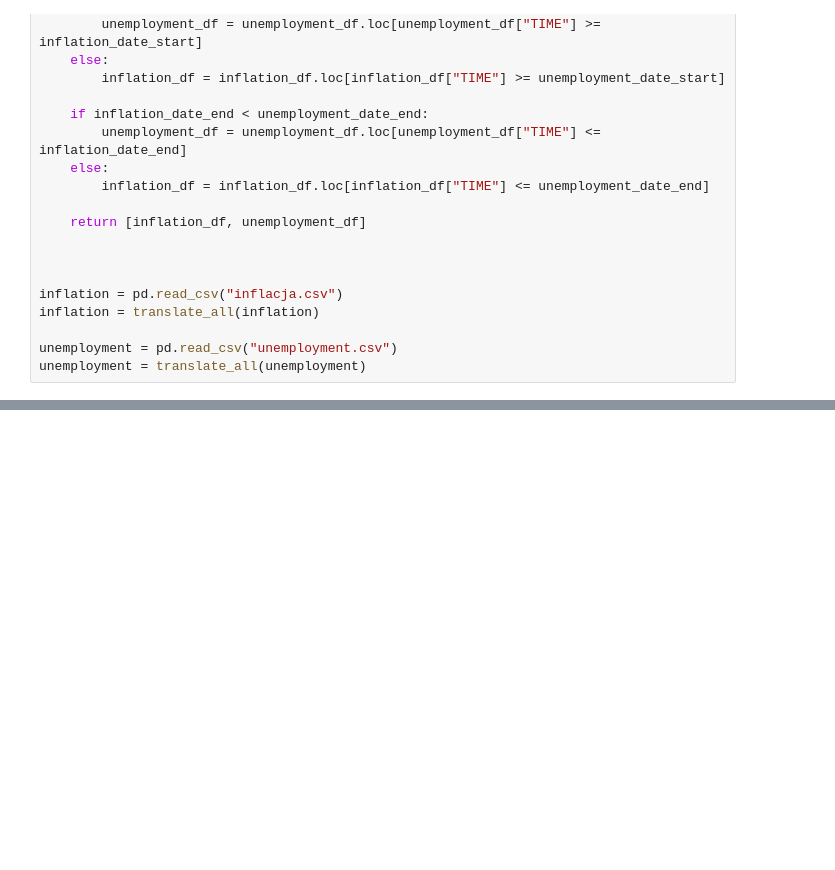
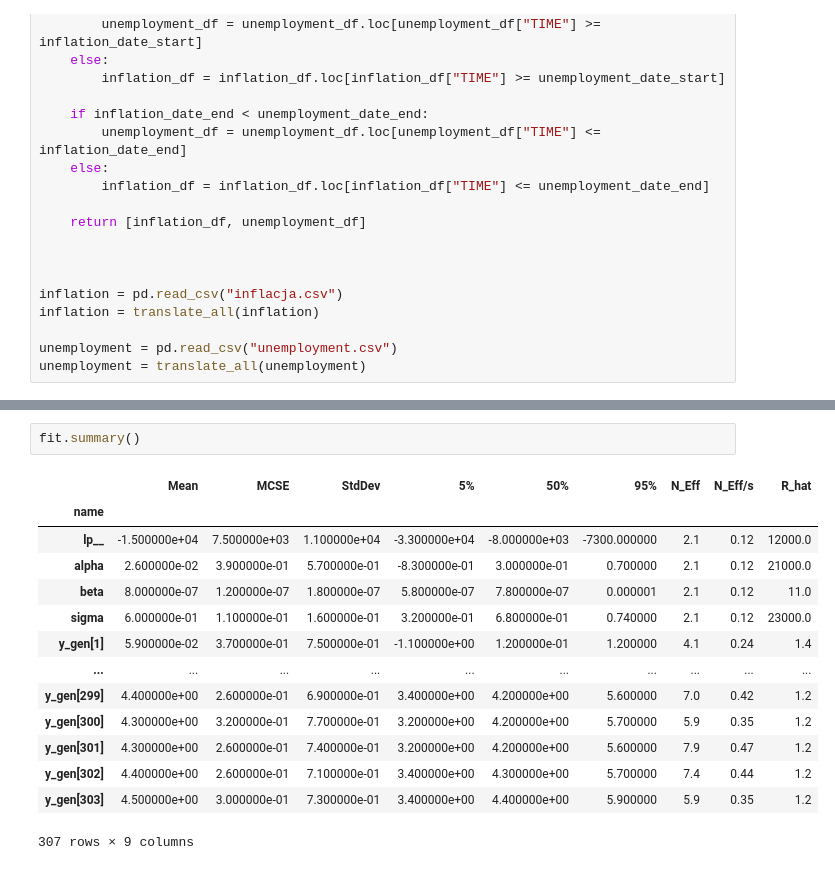
Before and after one commit to dobrodzziej/Data-Analytics-Project, a Jupyter notebook: projekto.ipynb, the cells around one changed output, grey strips where cells are left out. Cells and saved outputs as stored; diff of their text form; blank space fills up the shorter version.

```diff
--- a/projekto.ipynb
+++ b/projekto.ipynb
@@ -158,0 +171,17 @@ for country in countries:
+# %%
+fit.summary()
+# %% [output]
+|  | Mean | MCSE | StdDev | 5% | 50% | 95% | N_Eff | N_Eff/s | R_hat |
+| name |  |  |  |  |  |  |  |  |  |
+| lp__ | -1.500000e+04 | 7.500000e+03 | 1.100000e+04 | -3.300000e+04 | -8.000000e+03 | -7300.000000 | 2.1 | 0.12 | 12000.0 |
+| alpha | 2.600000e-02 | 3.900000e-01 | 5.700000e-01 | -8.300000e-01 | 3.000000e-01 | 0.700000 | 2.1 | 0.12 | 21000.0 |
+| beta | 8.000000e-07 | 1.200000e-07 | 1.800000e-07 | 5.800000e-07 | 7.800000e-07 | 0.000001 | 2.1 | 0.12 | 11.0 |
+| sigma | 6.000000e-01 | 1.100000e-01 | 1.600000e-01 | 3.200000e-01 | 6.800000e-01 | 0.740000 | 2.1 | 0.12 | 23000.0 |
+| y_gen[1] | 5.900000e-02 | 3.700000e-01 | 7.500000e-01 | -1.100000e+00 | 1.200000e-01 | 1.200000 | 4.1 | 0.24 | 1.4 |
+| ... | ... | ... | ... | ... | ... | ... | ... | ... | ... |
+| y_gen[299] | 4.400000e+00 | 2.600000e-01 | 6.900000e-01 | 3.400000e+00 | 4.200000e+00 | 5.600000 | 7.0 | 0.42 | 1.2 |
+| y_gen[300] | 4.300000e+00 | 3.200000e-01 | 7.700000e-01 | 3.200000e+00 | 4.200000e+00 | 5.700000 | 5.9 | 0.35 | 1.2 |
+| y_gen[301] | 4.300000e+00 | 2.600000e-01 | 7.400000e-01 | 3.200000e+00 | 4.200000e+00 | 5.600000 | 7.9 | 0.47 | 1.2 |
+| y_gen[302] | 4.400000e+00 | 2.600000e-01 | 7.100000e-01 | 3.400000e+00 | 4.300000e+00 | 5.700000 | 7.4 | 0.44 | 1.2 |
+| y_gen[303] | 4.500000e+00 | 3.000000e-01 | 7.300000e-01 | 3.400000e+00 | 4.400000e+00 | 5.900000 | 5.9 | 0.35 | 1.2 |
+307 rows × 9 columns
```
Also changed, not shown: parts of 13 cells of this notebook, 9 other files.
